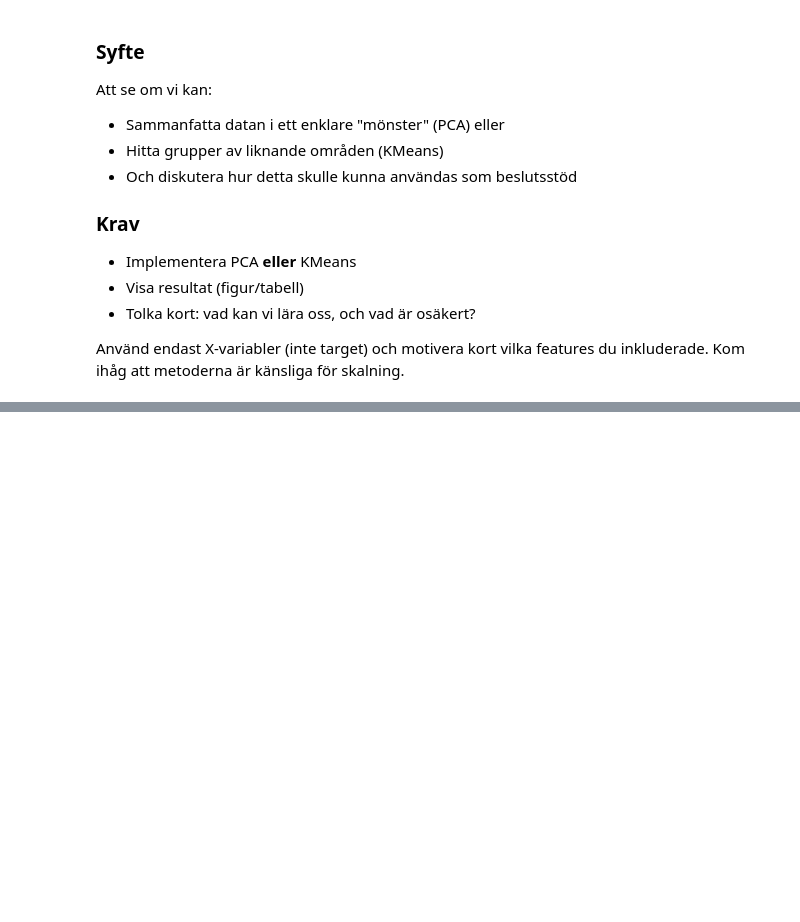
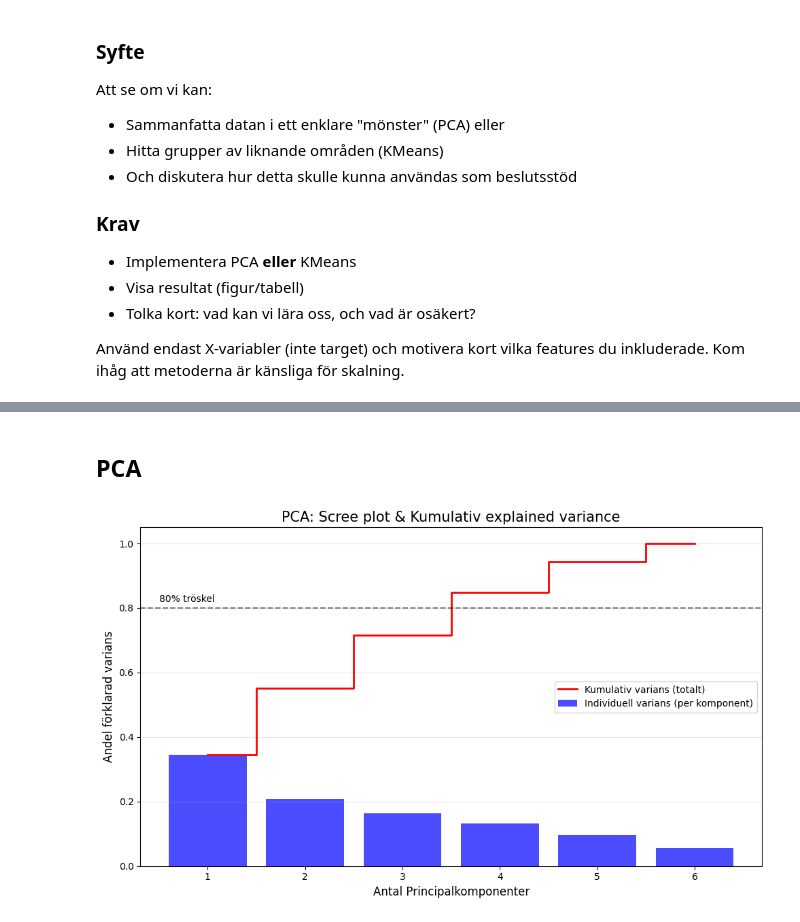
Before and after one commit to josefinoleryd/california-housing-ml, a Jupyter notebook: notebooks/VG.ipynb, the cells around one changed output, grey strips where cells are left out. Drawn from its saved outputs; the diff is of its cells as text; code cells hidden in the pictures; blank space fills up the shorter version.

```diff
--- a/notebooks/VG.ipynb
+++ b/notebooks/VG.ipynb
@@ -140,0 +256,11 @@ df_unsup_clean.describe()
+# %%
+# Ta bort de mest extrema
+
+df_clean = df_clean[
+    (df_clean["population_per_household"] < 100) &
+    (df_clean["rooms_per_household"] < 70)
+]
+
+# Kontroll
+
+# df_clean.describe()
@@ -140,0 +269,8 @@ df_unsup_clean.describe()
+# %%
+scaler = StandardScaler()
+
+X_scaled_array = scaler.fit_transform(df_clean)
+
+X_scaled = pd.DataFrame(X_scaled_array, columns=df_clean.columns)
+
+# X_scaled.head(5)
@@ -140,0 +284,29 @@ df_unsup_clean.describe()
+# %% [markdown]
+## PCA
+# %%
+pca = PCA()
+pca.fit(X_scaled)
+
+
+explained_ratio = pca.explained_variance_ratio_
+cum_explained = np.cumsum(explained_ratio)
+
+plt.figure(figsize=(10, 6))
+
+plt.bar(range(1, len(explained_ratio) + 1), explained_ratio, alpha=0.7, align="center", label="Individuell varians (per komponent)", color="blue")
+
+plt.step(range(1, len(cum_explained) + 1), cum_explained, where="mid", label="Kumulativ varians (totalt)", color="red", linewidth=2)
+
+plt.axhline(y=0.8, color="black", linestyle="--", alpha=0.5)
+plt.text(0.5, 0.82, "80% tröskel", color="black", fontsize=10)
+
+plt.ylabel("Andel förklarad varians", fontsize=12)
+plt.xlabel("Antal Principalkomponenter", fontsize=12)
+plt.title("PCA: Scree plot & Kumulativ explained variance", fontsize=15)
+plt.xticks(range(1, len(explained_ratio) + 1))
+plt.legend(loc="center right")
+plt.grid(axis="y", alpha=0.3)
+plt.tight_layout()
+plt.show()
+# %% [output]
+[figure, added]
```
Also changed, not shown: parts of 28 cells of this notebook.
